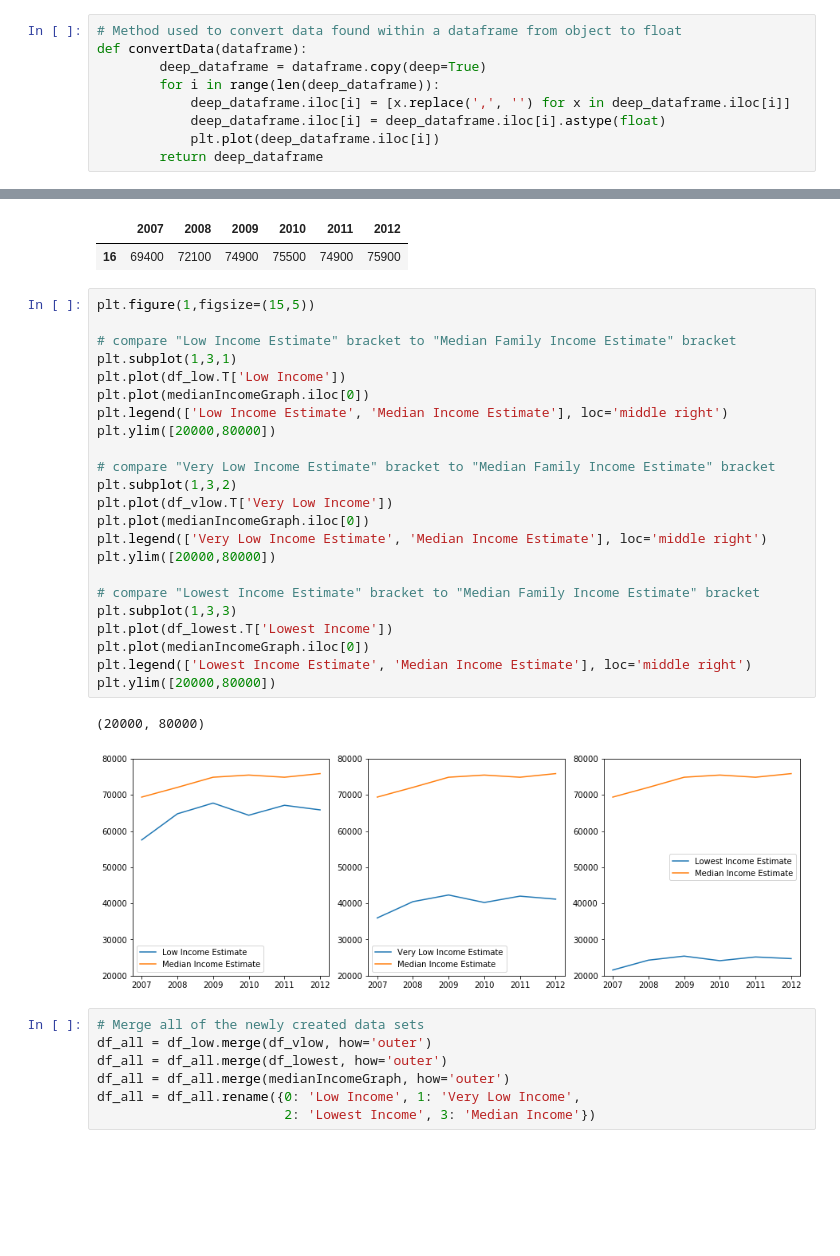
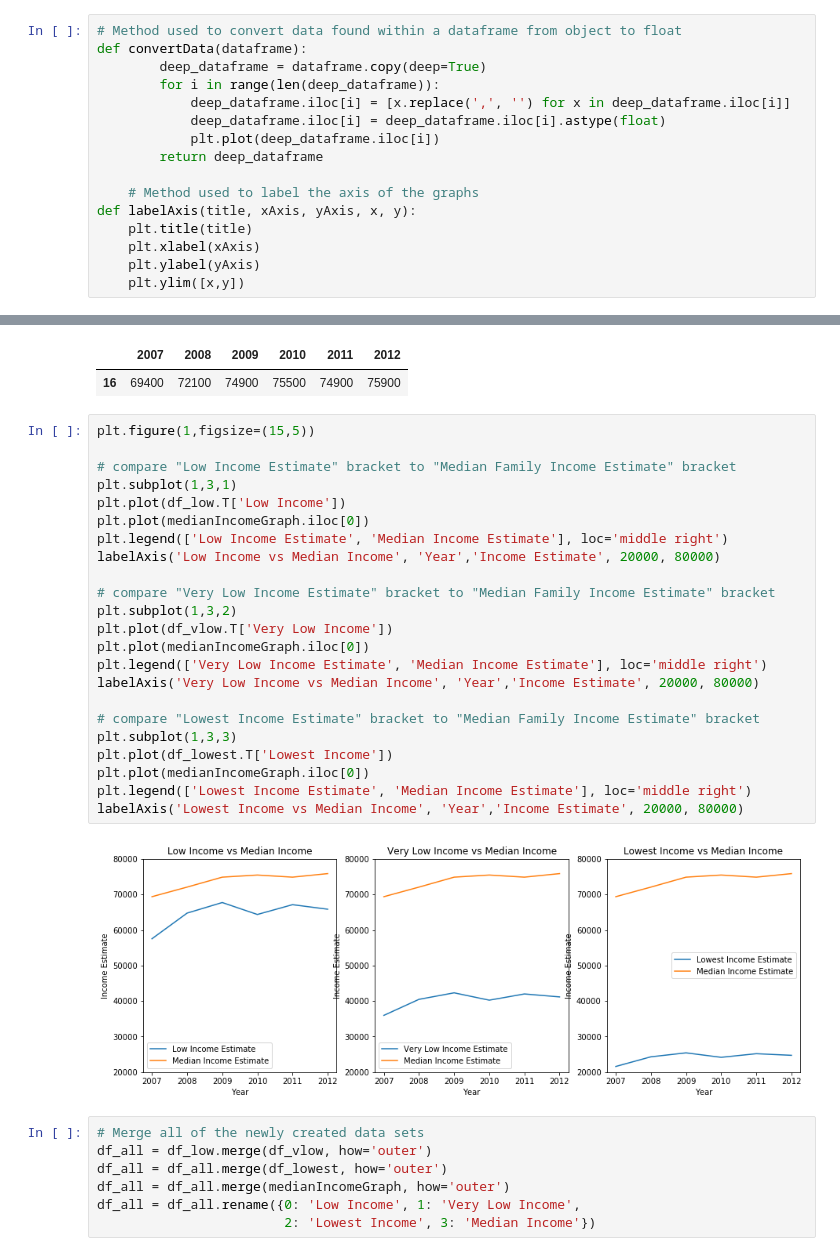
Before and after one commit to mec029/COGS108-Gentrification, a Jupyter notebook: IncomeEstimates.ipynb, the cells around one changed output, grey strips where cells are left out. Saved outputs shown, nothing was run; the diff lists cells and outputs as text; blank space fills up the shorter version.

```diff
--- a/IncomeEstimates.ipynb
+++ b/IncomeEstimates.ipynb
@@ -172,6 +172,13 @@ def convertData(dataframe):
             deep_dataframe.iloc[i] = deep_dataframe.iloc[i].astype(float)
             plt.plot(deep_dataframe.iloc[i])
         return deep_dataframe
+
+    # Method used to label the axis of the graphs
+def labelAxis(title, xAxis, yAxis, x, y):
+    plt.title(title)
+    plt.xlabel(xAxis)
+    plt.ylabel(yAxis)
+    plt.ylim([x,y])
 # %%
 # Graph the "Low Income Estimates" bracket within group
 plt.figure(1,figsize=(15,5))
@@ -312,29 +313,28 @@ medianIncomeGraph
 # %%
 plt.figure(1,figsize=(15,5))
 
 # compare "Low Income Estimate" bracket to "Median Family Income Estimate" bracket
 plt.subplot(1,3,1)
 plt.plot(df_low.T['Low Income'])
 plt.plot(medianIncomeGraph.iloc[0])
 plt.legend(['Low Income Estimate', 'Median Income Estimate'], loc='middle right')
-plt.ylim([20000,80000])
+labelAxis('Low Income vs Median Income', 'Year','Income Estimate', 20000, 80000)
 
 # compare "Very Low Income Estimate" bracket to "Median Family Income Estimate" bracket
 plt.subplot(1,3,2)
 plt.plot(df_vlow.T['Very Low Income'])
 plt.plot(medianIncomeGraph.iloc[0])
 plt.legend(['Very Low Income Estimate', 'Median Income Estimate'], loc='middle right')
-plt.ylim([20000,80000])
+labelAxis('Very Low Income vs Median Income', 'Year','Income Estimate', 20000, 80000)
 
 # compare "Lowest Income Estimate" bracket to "Median Family Income Estimate" bracket
 plt.subplot(1,3,3)
 plt.plot(df_lowest.T['Lowest Income'])
 plt.plot(medianIncomeGraph.iloc[0])
 plt.legend(['Lowest Income Estimate', 'Median Income Estimate'], loc='middle right')
-plt.ylim([20000,80000])
+labelAxis('Lowest Income vs Median Income', 'Year','Income Estimate', 20000, 80000)
 # %% [output]
-(20000, 80000)
-[figure, old version]
+[figure, new version]
 # %%
 # Merge all of the newly created data sets
 df_all = df_low.merge(df_vlow, how='outer')
```
Also changed, not shown: parts of 12 cells of this notebook.
